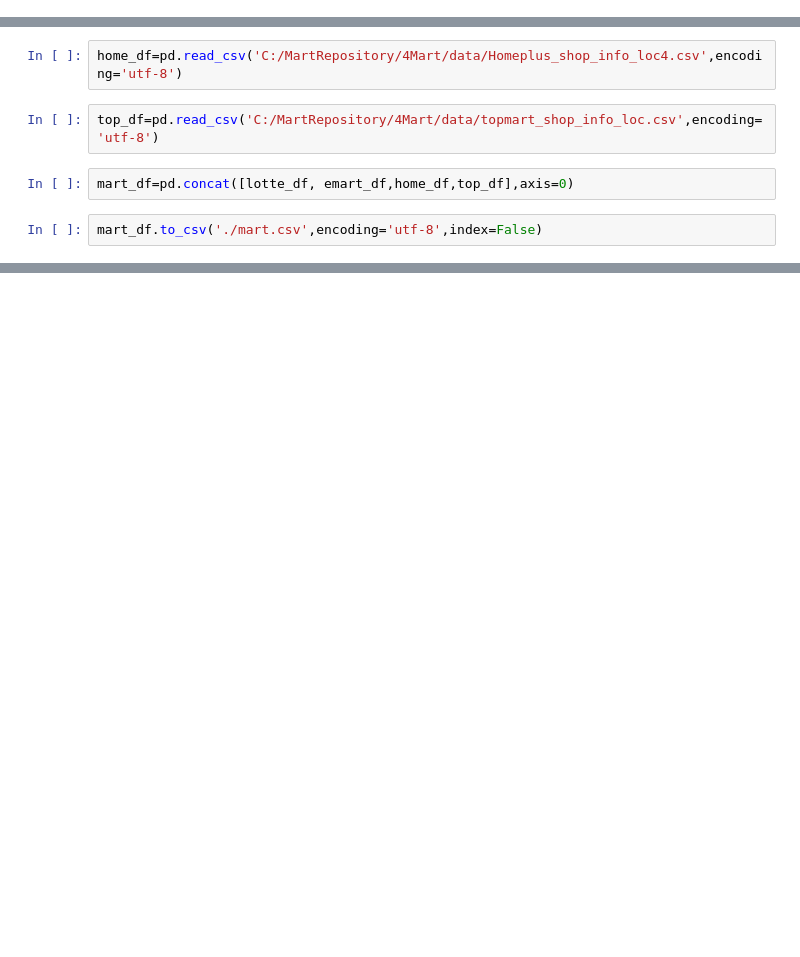
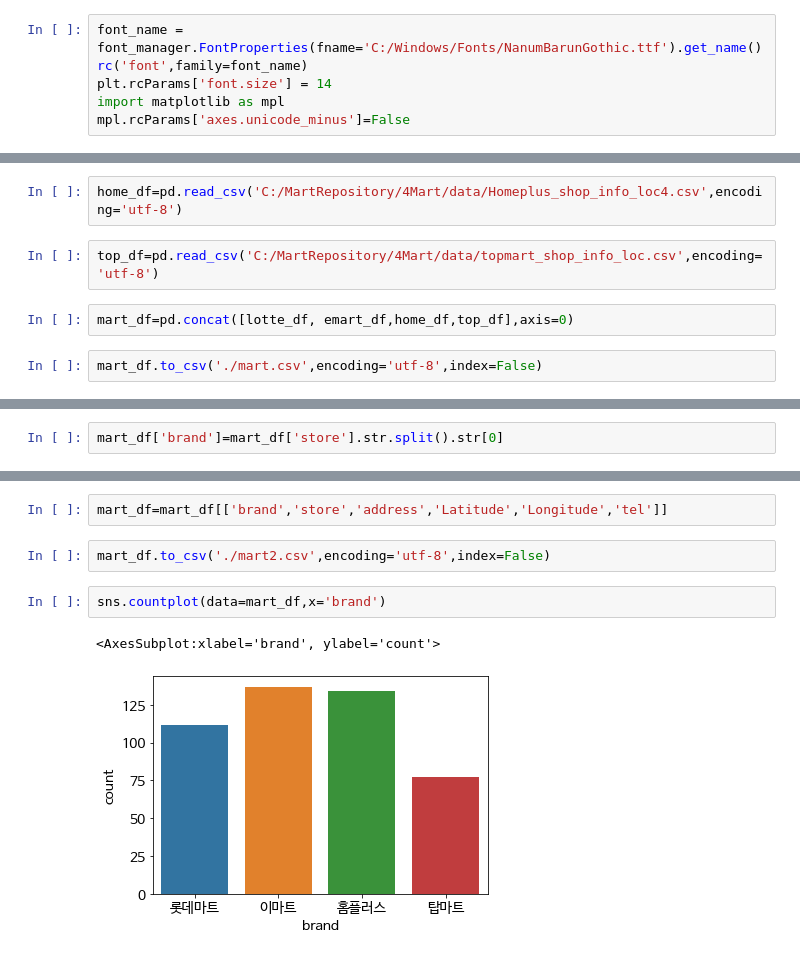
Before and after one commit to sohee0/4Mart, a Jupyter notebook: total/data병합.ipynb, the cells around one changed output, grey strips where cells are left out. Saved outputs shown, nothing was run; the diff lists cells and outputs as text; blank space fills up the shorter version.

```diff
--- a/total/data병합.ipynb
+++ b/total/data병합.ipynb
@@ -4,3 +7,9 @@ import pandas as pd
+# %%
+font_name = font_manager.FontProperties(fname='C:/Windows/Fonts/NanumBarunGothic.ttf').get_name()
+rc('font',family=font_name)
+plt.rcParams['font.size'] = 14
+import matplotlib as mpl
+mpl.rcParams['axes.unicode_minus']=False
 # %%
 emart_df=pd.read_csv('C:/MartRepository/4Mart/data/Emart_info.csv',encoding='utf-8')
 # %%
@@ -50,3 +59,5 @@ for i in mart_df.index:
 map
 # %% [output]
 [interactive output not drawn]
+# %%
+mart_df['brand']=mart_df['store'].str.split().str[0]
@@ -52,0 +80,9 @@ map
+# %%
+mart_df=mart_df[['brand','store','address','Latitude','Longitude','tel']]
+# %%
+mart_df.to_csv('./mart2.csv',encoding='utf-8',index=False)
+# %%
+sns.countplot(data=mart_df,x='brand')
+# %% [output]
+<AxesSubplot:xlabel='brand', ylabel='count'>
+[figure, added]
```
Also changed, not shown: parts of 2 cells of this notebook, 1 other file.
